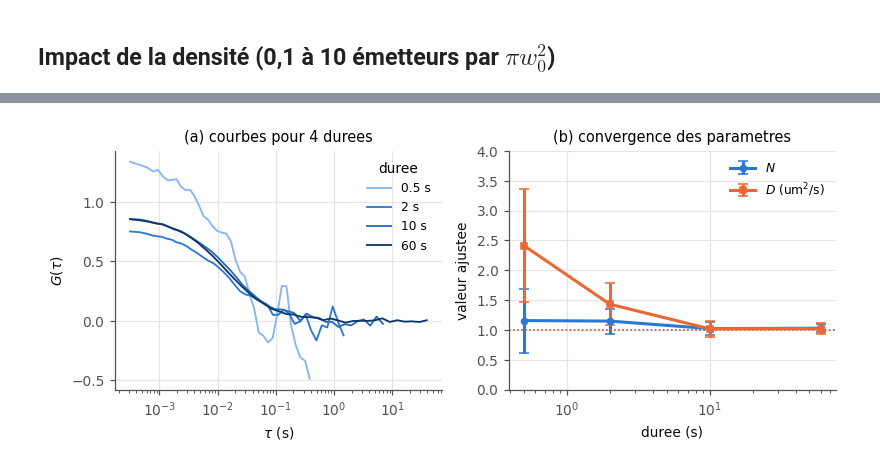
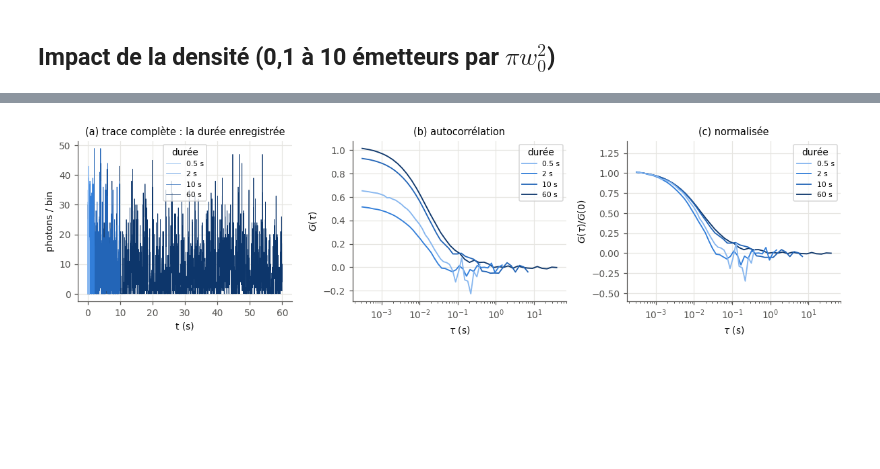
Before and after one commit to EliasOuelletOviedo/Analyse-des-signaux, a Jupyter notebook: Devoir 2/Devoir 2.ipynb, the cells around one changed output, grey strips where cells are left out. Saved outputs shown, nothing was run; the diff lists cells and outputs as text; code cells hidden in the pictures; blank space fills up the shorter version.

```diff
--- a/Devoir 2/Devoir 2.ipynb
+++ b/Devoir 2/Devoir 2.ipynb
@@ -1245,8 +1346,8 @@ geo = [("2D libre", Boite(L2), N2, CAT[0]),
        ("tube d = 1 um", Tube(1.0, L_TUBE), int(DENS_TUBE*L_TUBE), CAT[2])]
 res_c = []
 
-for nom, dom, n, c in geo:
-    t, F = frap(dom, D2, RB, 12*RB**2, 0.005*RB**2, n, n_rep=4, seed=200)
+for k, (nom, dom, n, c) in enumerate(geo):
+    t, F = frap(dom, D2, RB, 12*RB**2, 0.005*RB**2, n, n_rep=4, seed=23 + 100*k)
     res_c.append((nom, t, F, c))
 
 fig, ax = plt.subplots(1, 3, figsize=(10, 3.1))
@@ -1257,7 +1358,7 @@ for nom, t, F, c in res_c:
 
 ax[0].set_xscale("log")
 ax[0].set_xlabel("t (s)")
-ax[0].set_ylabel("fluorescence normalisee")
+ax[0].set_ylabel("fluorescence normalisée")
 ax[0].legend()
 ax[0].set_title("(a) retour de fluorescence")
 
@@ -1268,7 +1369,7 @@ ax[1].plot(tt, 0.25*tt**-1., ":", color=GRIS, lw=1.2, label="$t^{-1}$ (2D)")
 ax[1].set_xscale("log")
 ax[1].set_yscale("log")
 ax[1].set_xlabel("t (s)")
-ax[1].set_ylabel("deficit $1 - F/F_\\infty$")
+ax[1].set_ylabel("déficit $1 - F/F_\\infty$")
 ax[1].legend()
 ax[1].set_title("(b) queue du retour")
 
@@ -1278,13 +1379,15 @@ i = int(0.35*len(t))
 ax[2].plot(t[:i], res_c[0][2][:i], color=CAT[0], lw=1.8, label="2D libre")
 ax[2].plot(t[:i], res_c[1][2][:i], color=CAT[2], lw=1.8, label="tube")
 ax[2].set_xlabel("t (s)")
-ax[2].set_ylabel("fluorescence normalisee")
+ax[2].set_ylabel("fluorescence normalisée")
 ax[2].legend()
-ax[2].set_title("(c) debut du retour (echelle lineaire)")
+ax[2].set_title("(c) début du retour (échelle linéaire)")
 
 plt.show()
 
+print("  geometrie        plateau    t_1/2 (s)")
+
 for nom, t, F, c in res_c:
-    a = ajuste_frap(t, F, RB)
-    print("%-14s : plateau %.2f  |  D par le modele 2D = %.2f um2/s  (vrai %.1f)" % (nom, a["mobile"], a["D"], D2))
+    a = ajuste_frap(t, F)
+    print("  %-14s   %7.3f   %8.3f" % (nom, a["mobile"], a["t_demi"]))
 # %% [output]
@@ -1705,52 +1865,47 @@ résidence. Six traces indépendantes servent à estimer la dispersion à chaque
 # %%
 durees3 = [0.5, 2., 10., 60.]
-graines = [31, 51, 71, 91, 111, 131]
+res_T = []
 
-maitresses = [traces(Boite(L3), D3, 60., DT3, n3, Faisceau(W0), cps=1., shot=False, seed=g)[1] for g in graines]
+fig, ax = plt.subplots(1, 3, figsize=(11, 3.1))
+couleurs = seq(len(durees3))
 
-fig, ax = plt.subplots(1, 2, figsize=(7.5, 3.1))
-moy_N, moy_D, err_N, err_D = [], [], [], []
+# de la plus longue à la plus courte, pour que les courtes restent visibles
+for k in range(len(durees3) - 1, -1, -1):
+    T = durees3[k]
+    tau, G, err, F = fcs(Boite(L3), D3, T, DT3, n3, Faisceau(W0), seed=35, cps=CPS)
+    res_T.append((T, len(F), G[:3].mean(), ajuste_fcs(tau, G, W0)))
+    pas = max(1, len(F)//3000)                # sous-échantillonnage d'affichage
+    lab = "%g s" % T
+    ax[0].plot(np.arange(len(F))[::pas]*DT3, F[::pas], color=couleurs[k], lw=.5, label=lab)
+    ax[1].plot(tau, G, color=couleurs[k], lw=1.2, label=lab)
+    ax[2].plot(tau, G/G[:3].mean(), color=couleurs[k], lw=1.2, label=lab)
 
-for c, T in zip(seq(len(durees3)), durees3):
-    Ns, Ds = [], []
+res_T.reverse()
 
-    for k, F0k in enumerate(maitresses):
-        F = grenaille(F0k[:int(T/DT3)]*CPS, 6 + k)
-        tau, G = correlation(F, dt=DT3)
-        r = ajuste_fcs(tau, G, W0)
-        Ns.append(r["N"])
-        Ds.append(r["D"])
+for a_ in ax:
+    poignees, etiquettes = a_.get_legend_handles_labels()
+    a_.legend(poignees[::-1], etiquettes[::-1], title="durée", fontsize=7)
 
-        if k == 0:
-            ax[0].plot(tau, G, color=c, lw=1.2, label="%g s" % T)
+ax[0].set_xlabel("t (s)")
+ax[0].set_ylabel("photons / bin")
+ax[0].set_title("(a) trace complète : la durée enregistrée")
 
-    moy_N.append(np.mean(Ns))
-    moy_D.append(np.mean(Ds))
-    err_N.append(np.std(Ns))
-    err_D.append(np.std(Ds))
+ax[1].set_xscale("log")
+ax[1].set_xlabel("$\\tau$ (s)")
+ax[1].set_ylabel("$G(\\tau)$")
+ax[1].set_title("(b) autocorrélation")
 
-ax[0].set_xscale("log")
-ax[0].set_xlabel("$\\tau$ (s)")
-ax[0].set_ylabel("$G(\\tau)$")
-ax[0].legend(title="duree")
-ax[0].set_title("(a) courbes pour 4 durees")
-
-ax[1].errorbar(durees3, moy_N, err_N, fmt="o-", color=CAT[0], capsize=3, label="$N$")
-ax[1].errorbar(durees3, moy_D, err_D, fmt="s-", color=CAT[1], capsize=3, label="$D$ (um$^2$/s)")
-ax[1].axhline(N_EFF, color=CAT[0], ls=":", lw=1)
-ax[1].axhline(D3, color=CAT[1], ls=":", lw=1)
-ax[1].set_xscale("log")
-ax[1].set_ylim(0, 4)
-ax[1].set_xlabel("duree (s)")
-ax[1].set_ylabel("valeur ajustee")
-ax[1].legend()
-ax[1].set_title("(b) convergence des parametres")
+ax[2].set_xscale("log")
+ax[2].set_ylim(-0.6, 1.4)
+ax[2].set_xlabel("$\\tau$ (s)")
+ax[2].set_ylabel("$G(\\tau)/G(0)$")
+ax[2].set_title("(c) normalisée")
 
 plt.show()
 
-print("  duree (s)   tau_D    N ajuste        D ajuste        dispersion sur N")
+print("  durée (s)   T/tau_D   points    G(0)   tau_D (ms)")
 
-for T, mN, eN, mD, eD in zip(durees3, moy_N, err_N, moy_D, err_D):
-    print("  %8.1f  %6.0f   %.2f +- %.2f   %.2f +- %.2f   %8.0f %%" % (T, T/TAU_D3, mN, eN, mD, eD, 100*eN/mN))
+for T, npts, g0, r in res_T:
+    print("  %8.1f  %8.0f   %6d  %6.3f  %10.1f" % (T, T/TAU_D3, npts, g0, 1e3*r["tau_D"]))
 # %% [output]
-[figure, old version]
+[figure, new version]
```
Also changed, not shown: parts of 47 cells of this notebook.
